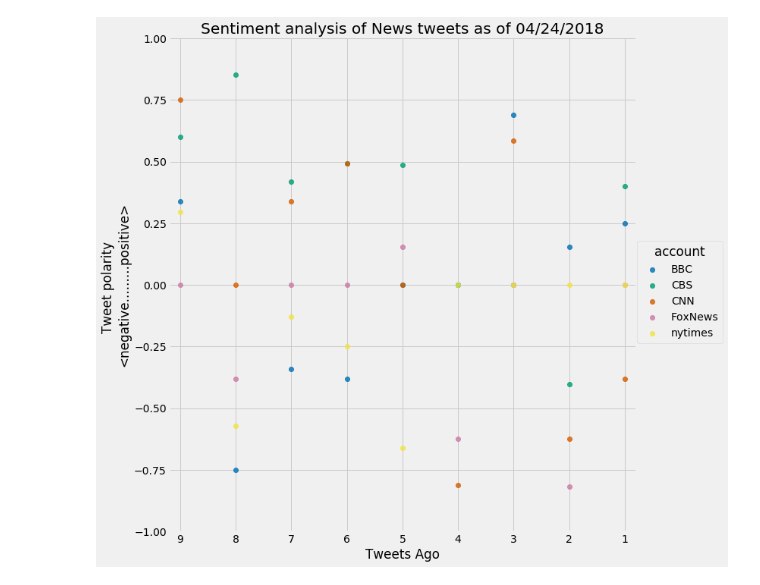
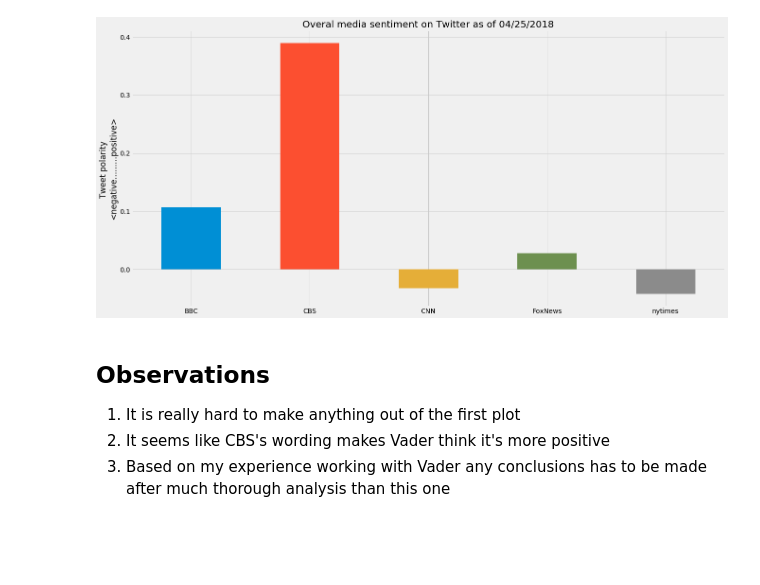
Before and after one commit to yegorkryukov/python-challenge, a Jupyter notebook: NewsMood/NewsMood.ipynb, the cells around one changed output. Cells and saved outputs as stored; diff of their text form; code cells hidden in the pictures; blank space fills up the shorter version.

```diff
--- a/NewsMood/NewsMood.ipynb
+++ b/NewsMood/NewsMood.ipynb
@@ -149,10 +180,27 @@ def makeGraph(df,show=False):
-# %%
-userNames = ['BBC', 'CBS', 'CNN', 'FoxNews', 'nytimes']
-tweets = pd.DataFrame()
-tweetsPerUser = 10
-for userName in userNames:
-    tweets = tweets.append(getTweets(userName,count=tweetsPerUser))
-tweets['index'] = tweets.index
-f = makeGraph(tweets,show=True)
-# %% [output]
-[figure, removed]
+# %%
+#plot bar
+#setup save path
+path = 'results/image_all_news_bar.png'
+
+#group by account for plotting
+df = tweets.groupby(['account']).agg({'compound':'mean'})
+
+#plot
+plt.style.use('fivethirtyeight')
+f, ax = plt.subplots(figsize=(20,10))
+df['compound'].plot(kind='bar')
+plt.xticks(rotation=0)
+plt.ylabel("Tweet polarity \n<negative.........positive>")
+plt.xlabel('')
+now = datetime.now()
+now = now.strftime("%m/%d/%Y")
+plt.title(f"Overal media sentiment on Twitter as of {now}")
+plt.savefig(path, format='png',dpi=150,transparent=True,bbox_inches='tight')
+plt.show(f)
+# %% [output]
+[figure, added]
+# %% [markdown]
+## Observations
+1. It is really hard to make anything out of the first plot
+2. It seems like CBS's wording makes Vader think it's more positive
+3. Based on my experience working with Vader any conclusions has to be made after much thorough analysis than this one
```
Also changed, not shown: parts of 4 cells of this notebook.
